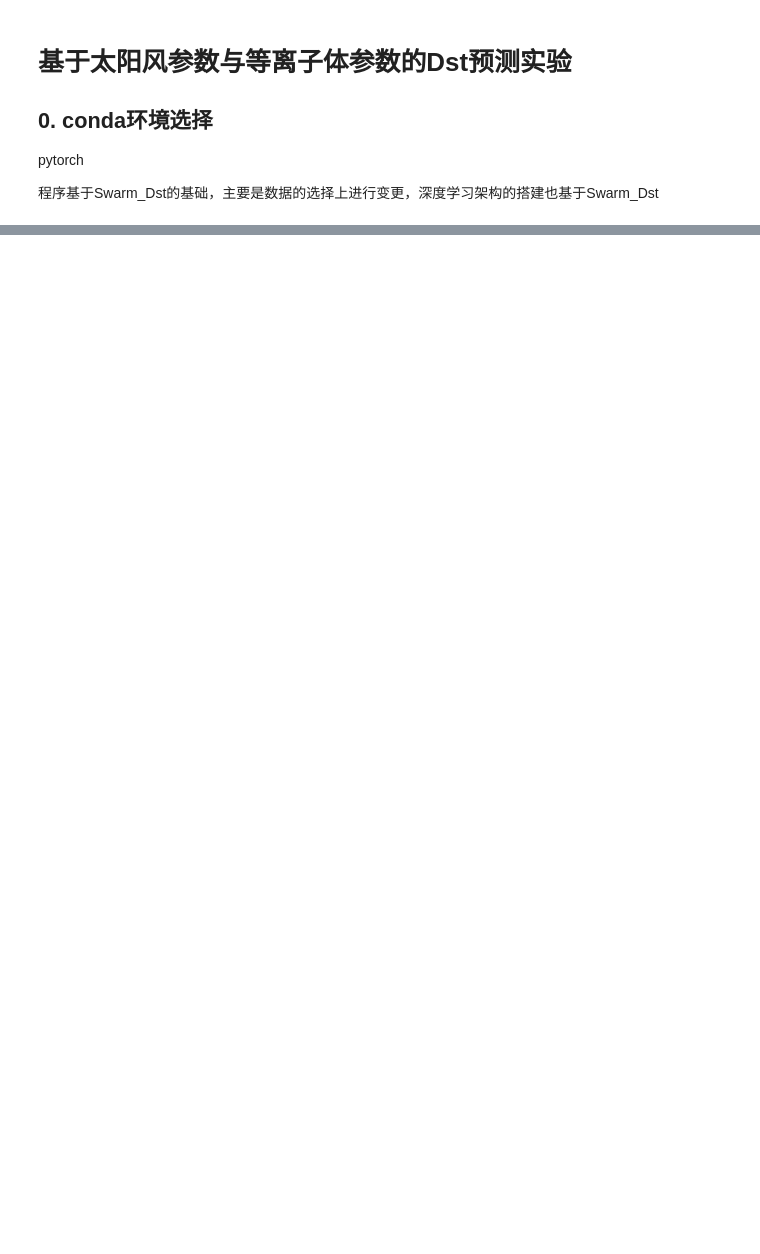
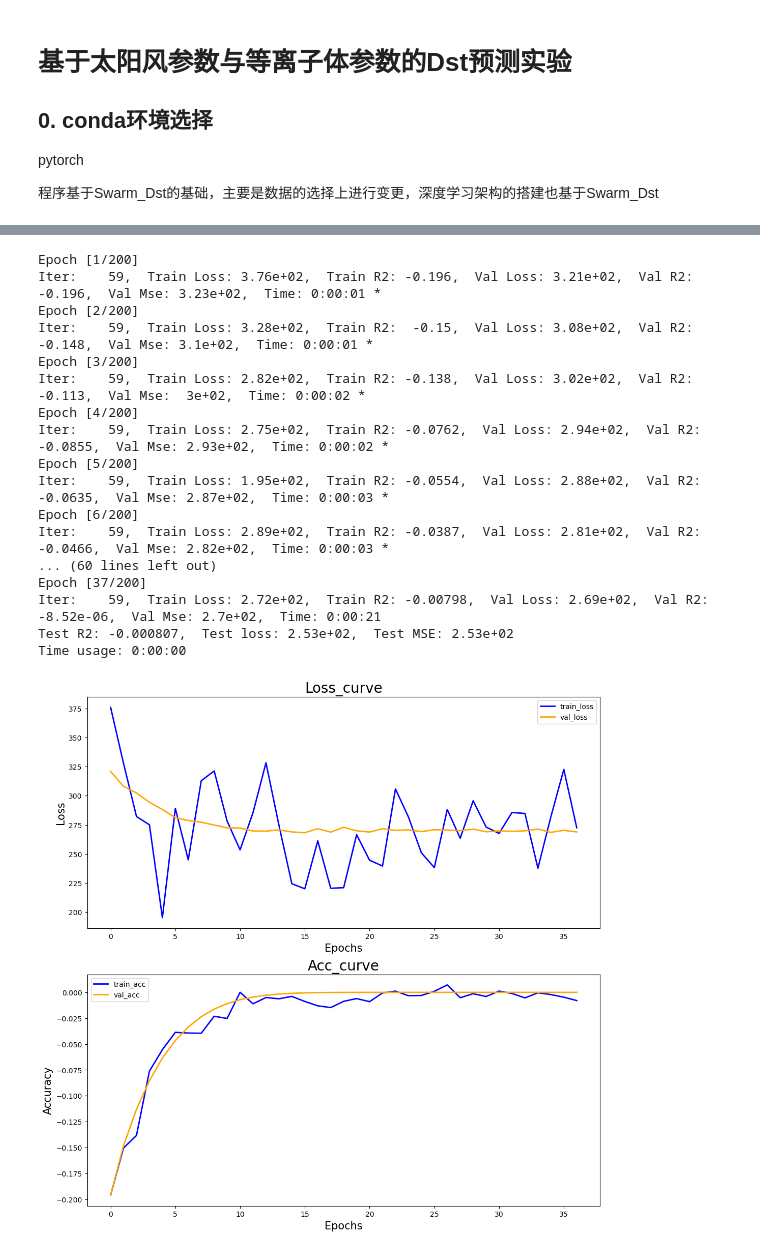
Before and after one commit to gaoyangbi/Swarm_Dst_python, a Jupyter notebook: prediction_Dst_SW.ipynb, the cells around one changed output, grey strips where cells are left out. Saved outputs shown, nothing was run; the diff lists cells and outputs as text; code cells hidden in the pictures; blank space fills up the shorter version.

```diff
--- a/prediction_Dst_SW.ipynb
+++ b/prediction_Dst_SW.ipynb
@@ -78,0 +158,40 @@ a= np.load("../OMNI_select/OMNI_data__finishedtest.npy")
+# %%
+globals().clear()
+import MLP_reg_OMNI
+import my_utils_OMNI
+
+config_ = my_utils_OMNI.Config_finished(data_path='OMNI_data_input_all2014_2023.csv',
+                             name='regress',
+                             batch_size=1000,
+                             learning_rate=0.001,
+                             epoch=200)
+
+rag = MLP_reg_OMNI.MLP(
+        input_n=54,
+        output_n=1,
+        num_layer=3,
+        layer_list=[60,100,20],
+        dropout=0.1)
+
+
+model = my_utils_OMNI.REG_model(rag, config_)
+model.run()
+# %% [output]
+Epoch [1/200]
+Iter:    59,  Train Loss: 3.76e+02,  Train R2: -0.196,  Val Loss: 3.21e+02,  Val R2: -0.196,  Val Mse: 3.23e+02,  Time: 0:00:01 *
+Epoch [2/200]
+Iter:    59,  Train Loss: 3.28e+02,  Train R2:  -0.15,  Val Loss: 3.08e+02,  Val R2: -0.148,  Val Mse: 3.1e+02,  Time: 0:00:01 *
+Epoch [3/200]
+Iter:    59,  Train Loss: 2.82e+02,  Train R2: -0.138,  Val Loss: 3.02e+02,  Val R2: -0.113,  Val Mse:  3e+02,  Time: 0:00:02 *
+Epoch [4/200]
+Iter:    59,  Train Loss: 2.75e+02,  Train R2: -0.0762,  Val Loss: 2.94e+02,  Val R2: -0.0855,  Val Mse: 2.93e+02,  Time: 0:00:02 *
+Epoch [5/200]
+Iter:    59,  Train Loss: 1.95e+02,  Train R2: -0.0554,  Val Loss: 2.88e+02,  Val R2: -0.0635,  Val Mse: 2.87e+02,  Time: 0:00:03 *
+Epoch [6/200]
+Iter:    59,  Train Loss: 2.89e+02,  Train R2: -0.0387,  Val Loss: 2.81e+02,  Val R2: -0.0466,  Val Mse: 2.82e+02,  Time: 0:00:03 *
+... (60 lines left out)
+Epoch [37/200]
+Iter:    59,  Train Loss: 2.72e+02,  Train R2: -0.00798,  Val Loss: 2.69e+02,  Val R2: -8.52e-06,  Val Mse: 2.7e+02,  Time: 0:00:21
+Test R2: -0.000807,  Test loss: 2.53e+02,  Test MSE: 2.53e+02
+Time usage: 0:00:00
+[figure, added]
```
Also changed, not shown: parts of 7 cells of this notebook, 3 other files.
